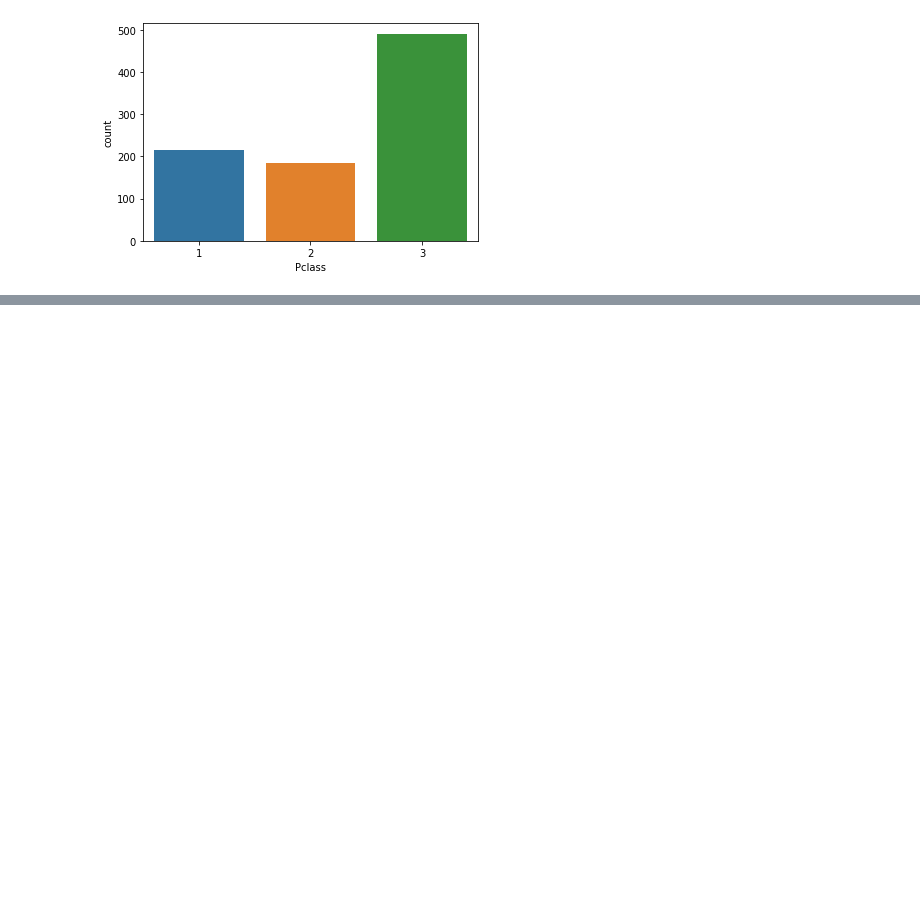
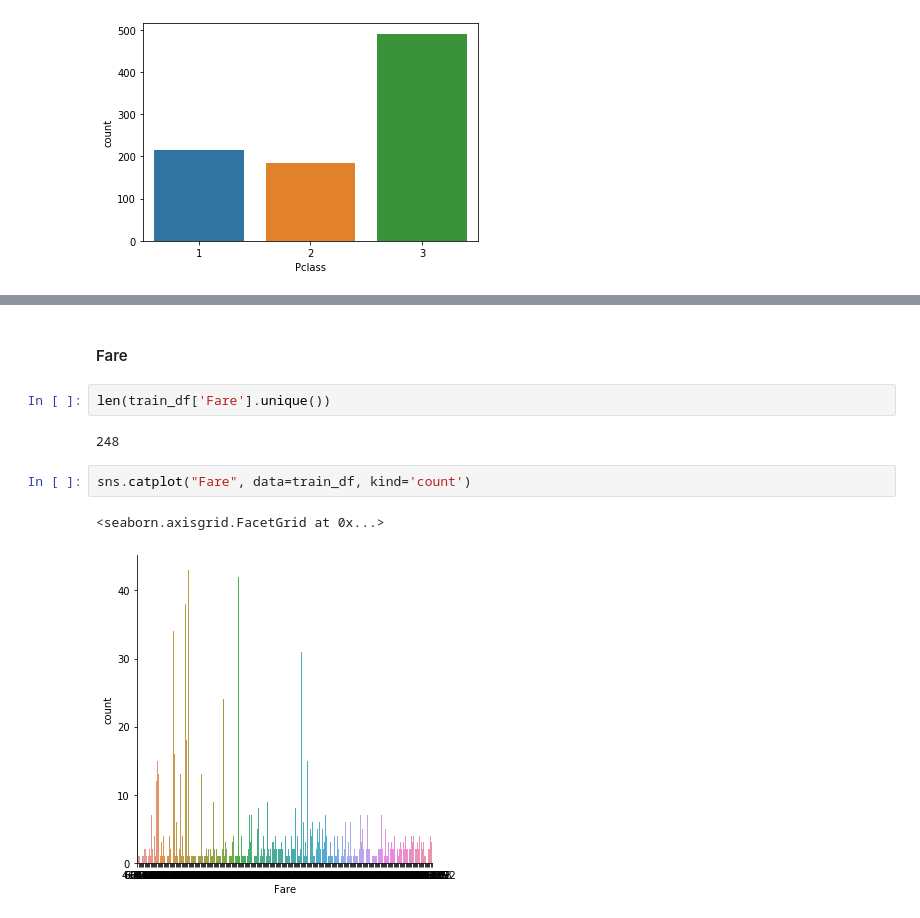
Before and after one commit to lonj7798/Learning-Python-for-Data-Analysis-and-Visualization, a Jupyter notebook: For fun/Titanic review.ipynb, the cells around one changed output, grey strips where cells are left out. Drawn from its saved outputs; the diff is of its cells as text; blank space fills up the shorter version.

```diff
--- a/For fun/Titanic review.ipynb
+++ b/For fun/Titanic review.ipynb
@@ -168,0 +183,11 @@ sns.countplot('Pclass', data=train_df)
+# %% [markdown]
+#### Fare
+# %%
+len(train_df['Fare'].unique())
+# %% [output]
+248
+# %%
+sns.catplot("Fare", data=train_df, kind='count')
+# %% [output]
+<seaborn.axisgrid.FacetGrid at 0x...>
+[figure, added]
```
Also changed, not shown: parts of 29 cells of this notebook.
